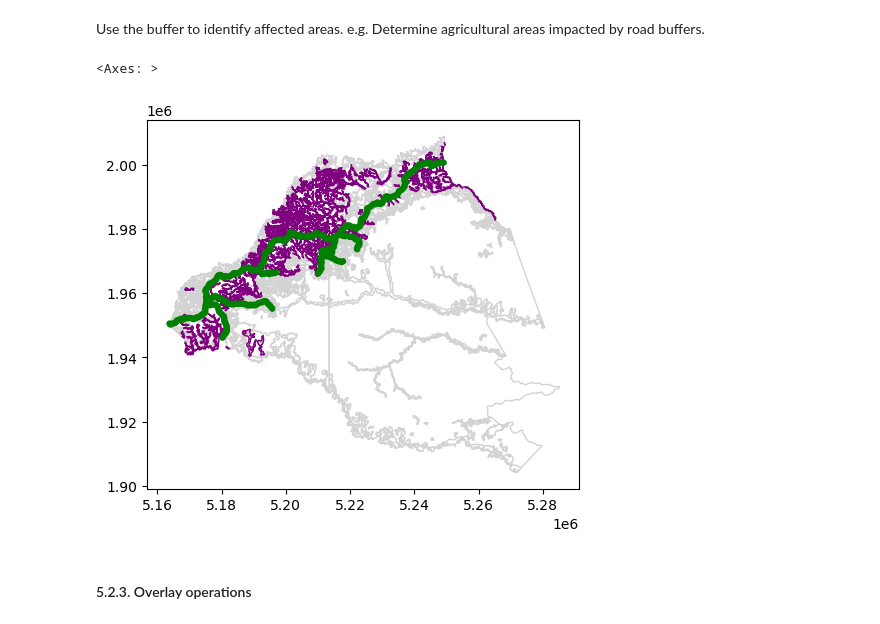
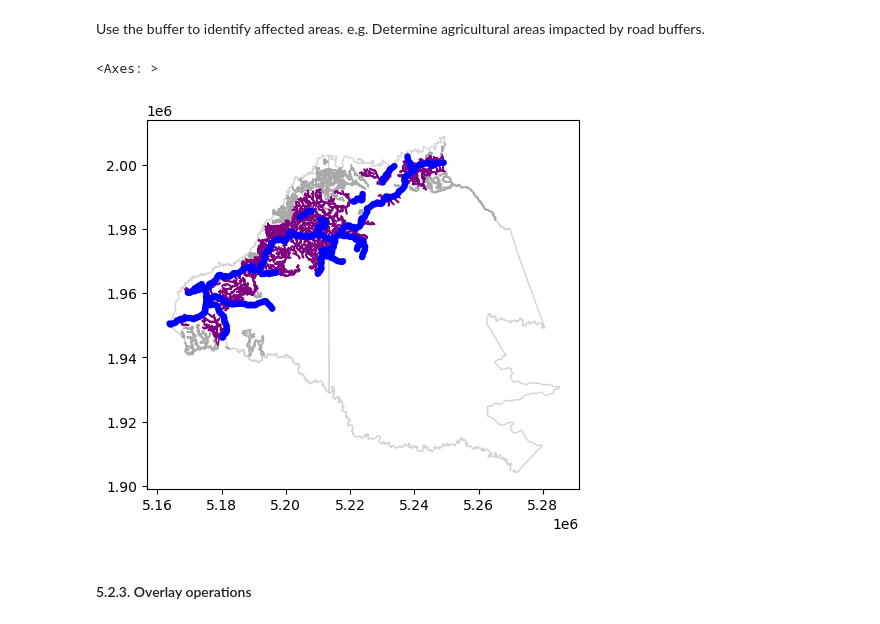
Before and after one commit to Lmfernanda/Workshop_2_Attribute_and_Spatial_Data_Operations, a Jupyter notebook: Workshop.ipynb, the cells around one changed output. Drawn from its saved outputs; the diff is of its cells as text; code cells hidden in the pictures.

```diff
--- a/Workshop.ipynb
+++ b/Workshop.ipynb
@@ -200,10 +200,10 @@ pg_vias.plot(ax=base, color='green');
 # %% [markdown]
 Identify entities that intersect with another layer. e.g. Rivers intersecting with hazard zones.
 # %%
-#Se identifican áreas de pastos y áreas abiertas que se intersectan con las vías
+#Se identifican vías que se intersectan con áreas de pastos y áreas abiertas
 
-coberturas = gpd.read_file("C:\\Users\\Andres Wilches\\Documents\\programacion-sig\\programacion_SIG\\Workshop_2_Attribute_and_Spatial_Data_Operations\\Data\\Coberturas.shp")
-carreteras = gpd.read_file("C:\\Users\\Andres Wilches\\Documents\\programacion-sig\\programacion_SIG\\Workshop_2_Attribute_and_Spatial_Data_Operations\\Data\\Via.shp")
+coberturas = gpd.read_file("Data\\Coberturas.shp")
+carreteras = gpd.read_file("Data\\Via.shp")
 
 pastos_y_areasabiertas = coberturas[coberturas['nivel_2'].isin(['23', '33'])]
 sel = carreteras.intersects(pastos_y_areasabiertas.union_all())
@@ -215,7 +215,7 @@ base = coberturas.plot(color='white', edgecolor='lightgrey')
 carreteras.plot(ax=base, color='red');
 # Subset by intersection with two polygons
 base = coberturas.plot(color='white', edgecolor='lightgrey')
-pastos_y_areasabiertas.plot(ax=base, color='lightgrey', edgecolor='darkgrey')
+pastos_y_areasabiertas.plot(ax=base, color='lightgrey', edgecolor='black')
 vias_p_a.plot(ax=base, color='green');
 # %% [output]
 [figure]
@@ -227,7 +227,7 @@ Create influence zones (buffer) around points or lines, such as rivers or roads.
 # %%
 #Se crea un buffer de 1000 m sobre las vías
 
-municipios = gpd.read_file("C:\\Users\\Andres Wilches\\Documents\\programacion-sig\\programacion_SIG\\Workshop_2_Attribute_and_Spatial_Data_Operations\\Data\\Municipios.shp")
+municipios = gpd.read_file("Data\\Municipios.shp")
 
 crs = 9377
 vias_buffer = carreteras.copy().to_crs(crs)
@@ -244,19 +244,20 @@ Use the buffer to identify affected areas. e.g. Determine agricultural areas imp
 # %%
 #Se usa el buffer para determinar áreas de bosque de galería que son impactados por los buffer de vías.
 
-coberturas = gpd.read_file("C:\\Users\\Andres Wilches\\Documents\\programacion-sig\\programacion_SIG\\Workshop_2_Attribute_and_Spatial_Data_Operations\\Data\\Coberturas.shp")
+coberturas = gpd.read_file("Data\\Coberturas.shp")
 
 bosques_galeria = coberturas[coberturas['nivel_3'].isin(['314'])]
-sel = vias_buffer.intersects(bosques_galeria.union_all())
-vias_buffer = vias_buffer[sel]
-vias_buffer
+sel = bosques_galeria.intersects(vias_buffer.union_all())
+bosques_galeria_intersect = bosques_galeria[sel]
+bosques_galeria_intersect
 
-base = coberturas.plot(color='white', edgecolor='lightgrey')
-bosques_galeria.plot(ax=base, color='lightgrey', edgecolor='purple')
-vias_buffer.plot(ax=base, color='green')
+base = municipios.plot(color='white', edgecolor='lightgrey')
+bosques_galeria.plot(ax=base, color='lightgrey', edgecolor='darkgrey')
+bosques_galeria_intersect.plot(ax=base, color='lightgrey', edgecolor='purple')
+vias_buffer.plot(ax=base, color='blue')
 # %% [output]
 <Axes: >
-[figure, old version]
+[figure, new version]
 # %% [markdown]
 #### 5.2.3. Overlay operations
 # %% [markdown]
```
Also changed, not shown: parts of 11 cells of this notebook.
